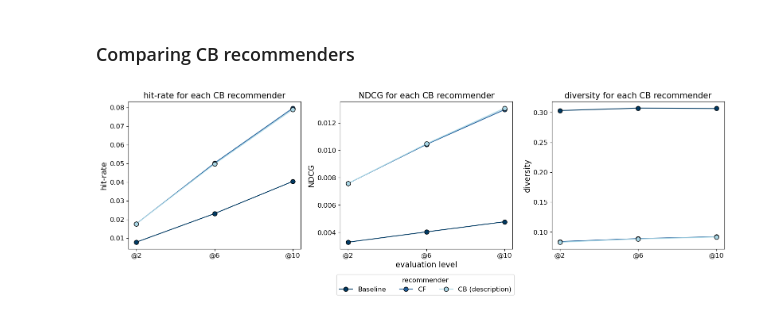
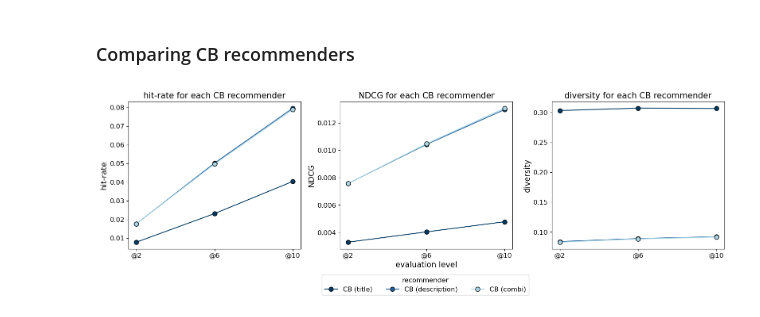
Before and after one commit to SebWae/dr-podcast-recsys-bsc-project, a Jupyter notebook: results/results_viz.ipynb, the cells around one changed output. Cells and saved outputs as stored; diff of their text form; code cells hidden in the pictures.

Commit message:
corrected legend labels

```diff
--- a/results/results_viz.ipynb
+++ b/results/results_viz.ipynb
@@ -116,32 +116,32 @@ eval_metrics = ["hit-rate", "NDCG", "diversity"]
 
 # plotting line charts for each recommender for each evaluation metric
 for i, metric in enumerate(eval_metrics):
     axes[i].set_title(f"{metric} for each CB recommender", fontsize=15)
     axes[i].set_ylabel(f"{metric}", fontsize=14)
     axes[i].tick_params(axis='x', labelsize=12)
     axes[i].tick_params(axis='y', labelsize=12)
 
     # adding label on x-axis for middle subplot
     if i == 1:
         axes[i].set_xlabel("evaluation level", fontsize=14)
 
     for recommender, color in color_mapping.items():
         data = eval_df[eval_df["recommender"] == recommender]
         levels = data["level"]
         metric_values = data[f"{metric}"]
         axes[i].plot(levels, metric_values, marker='o', label=recommender, c=color, markeredgecolor="black", markersize=8)
 
 # adding legend
 handles, labels = axes[0].get_legend_handles_labels()
-fig.legend(handles, format_mapping.keys(),
+fig.legend(handles, color_mapping.keys(),
            title="recommender",
            loc='lower center',
            ncol=4,
            fontsize=12,
            title_fontsize=12,
            bbox_to_anchor=(0.52, -0.07))
 
 plt.tight_layout(rect=[0, 0.05, 1, 1])
 plt.show()
 # %% [output]
-[figure, old version]
+[figure, new version]
```
